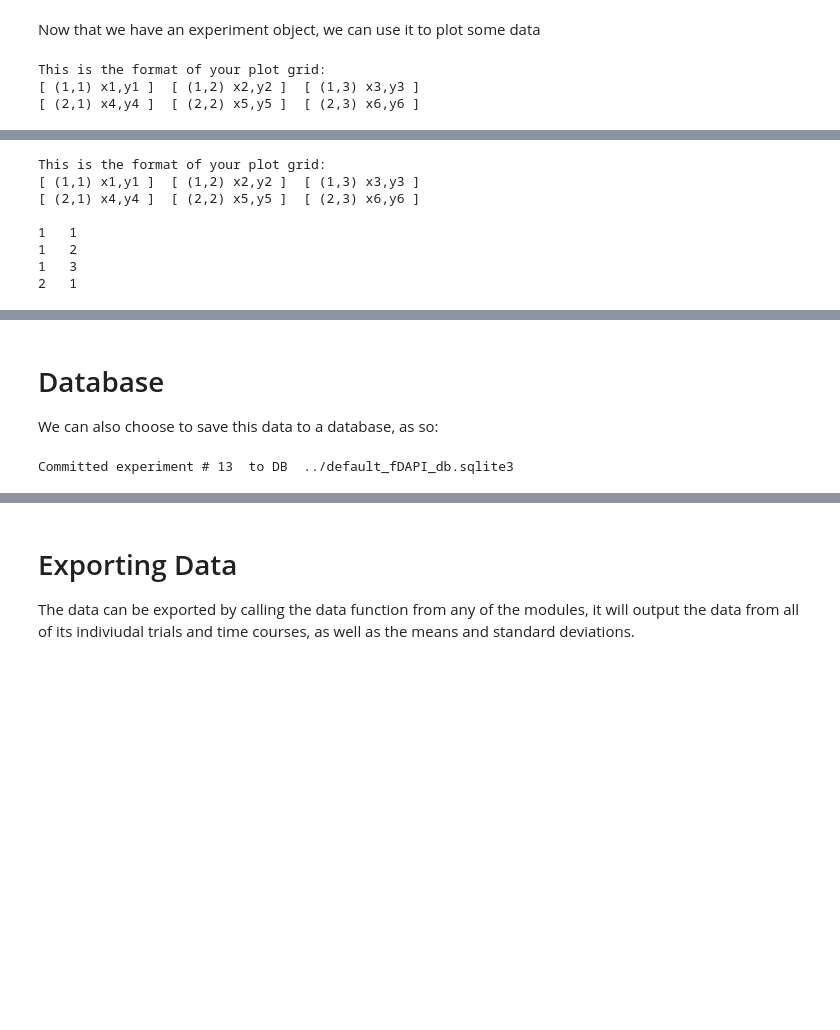
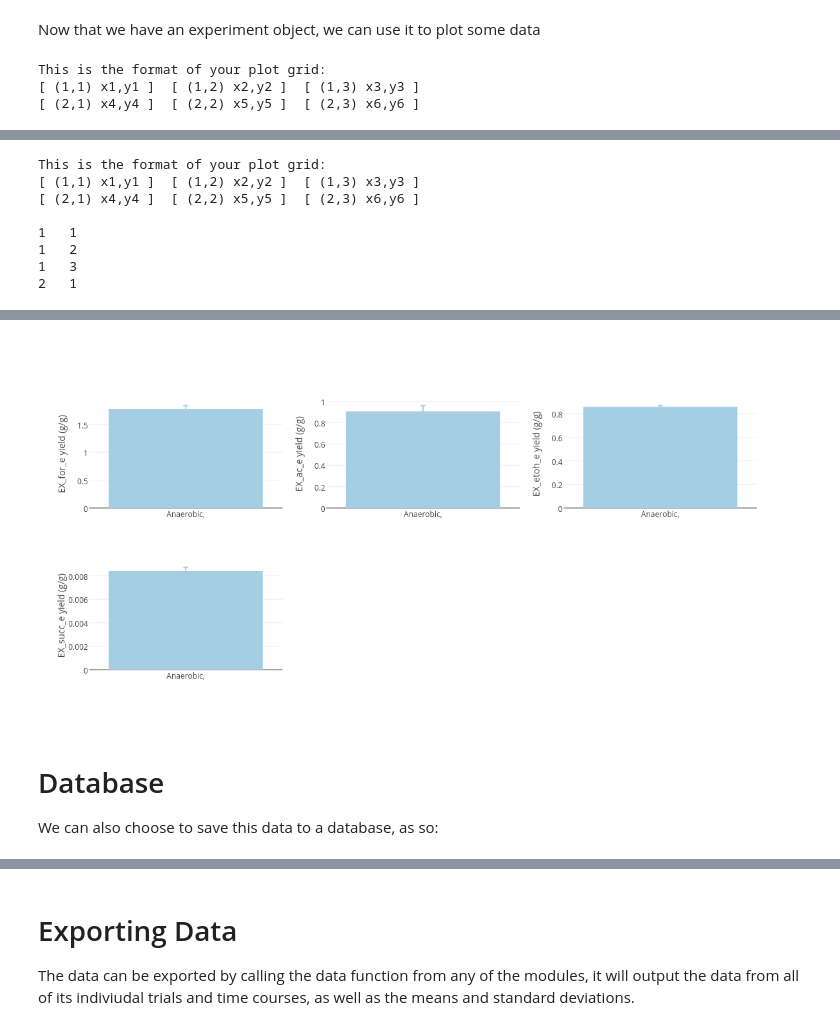
Before and after one commit to nvenayak/impact, a Jupyter notebook: docs/gettingStarted.ipynb, the cells around one changed output, grey strips where cells are left out. Saved outputs shown, nothing was run; the diff lists cells and outputs as text; code cells hidden in the pictures; blank space fills up the shorter version.

```diff
--- a/docs/gettingStarted.ipynb
+++ b/docs/gettingStarted.ipynb
@@ -341,11 +343,14 @@ experiment.add_replicate_trial(replicateTrial)
 Now that we have an experiment object, we can use it to plot some data
 # %%
 experiment.printGenericTimeCourse(titersToPlot = biomass_keys+product_keys)
-replicate_list = [experiment.replicateExperimentObjectDict[key] for key in experiment.replicateExperimentObjectDict]
-output = FermAT.printGenericTimeCourse_plotly(replicateTrialList=replicate_list, dbName=None, strainsToPlot=[],
+replicate_list = [experiment.replicate_experiment_dict[key] for key in experiment.replicate_experiment_dict]
+filename = FermAT.printGenericTimeCourse_plotly(replicateTrialList=replicate_list, dbName=None, strainsToPlot=[],
                                      titersToPlot=product_keys,
-                                     output_type='iPython',
+                                     output_type='image',
                                      yieldFlag=True, titerFlag=False, endpointFlag=True, sortBy='strainID')
+
+from IPython.display import Image
+Image(filename=filename)
 # %% [output]
 This is the format of your plot grid:
 [ (1,1) x1,y1 ]  [ (1,2) x2,y2 ]  [ (1,3) x3,y3 ]
@@ -363,11 +367,12 @@ This is the format of your plot grid:
+[figure, added]
 # %% [markdown]
 # Database
 We can also choose to save this data to a database, as so:
 # %%
-FermAT.init_db(db_name = "../default_fDAPI_db.sqlite3")
-experimentID = experiment.db_commit(dbName = "../default_fDAPI_db.sqlite3")
+import FermAT.settings.db_name as db_name
+
+FermAT.init_db(db_name = db_name)
+experimentID = experiment.db_commit(dbName = db_name)
-# %% [output]
-Committed experiment # 13  to DB  ../default_fDAPI_db.sqlite3
 # %%
 # Now let's recreate the experiment object and load the data from the db
 experiment = FermAT.Experiment()
```
Also changed, not shown: parts of 9 cells of this notebook, 43 other files.
